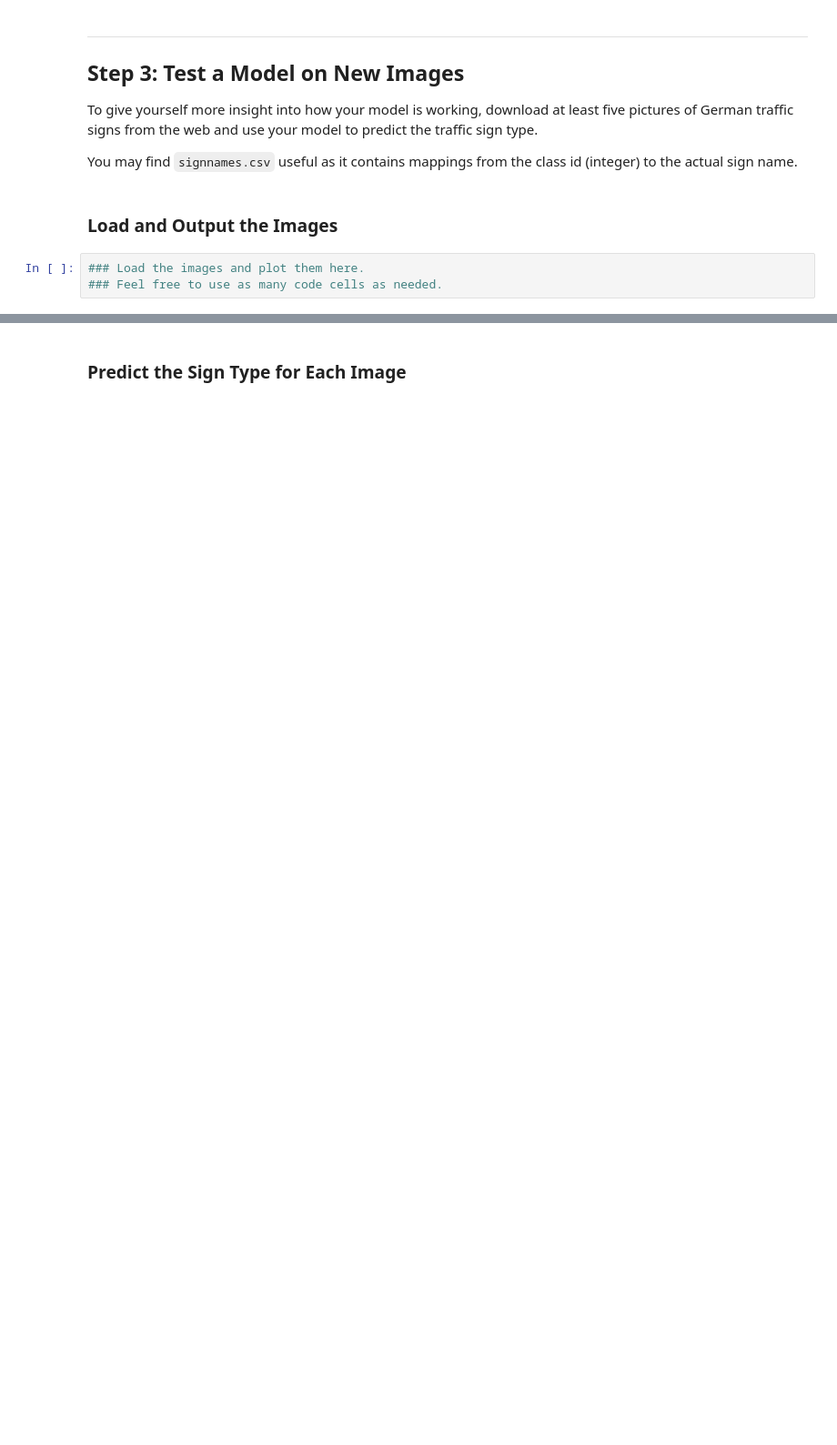
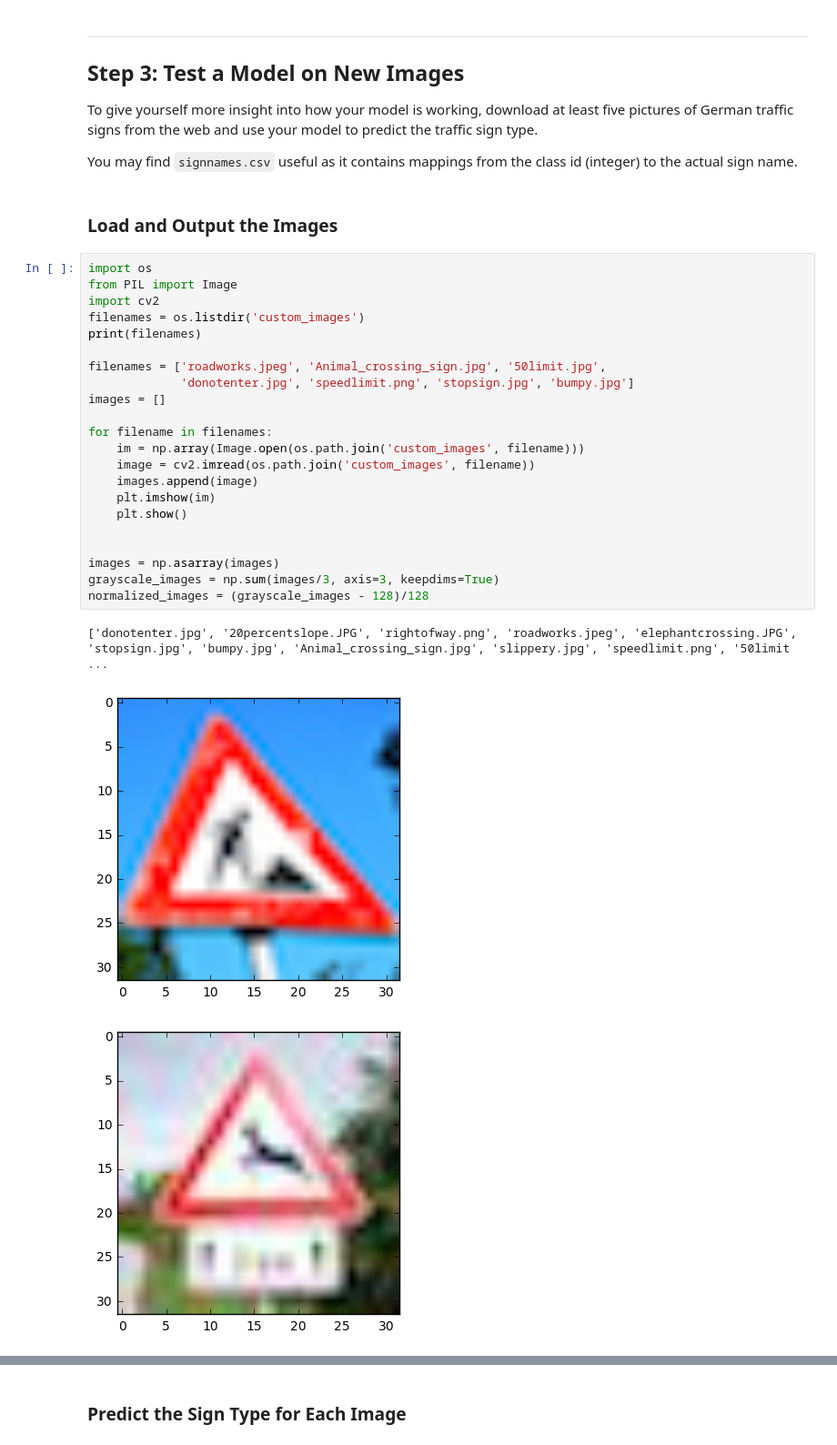
Before and after one commit to samuelbalogh/P2-traffic-sign-classifier, a Jupyter notebook: Traffic_Sign_Classifier.ipynb, the cells around one changed output, grey strips where cells are left out. Shown at 91% size. Drawn from its saved outputs; the diff is of its cells as text; blank space fills up the shorter version.

```diff
--- a/Traffic_Sign_Classifier.ipynb
+++ b/Traffic_Sign_Classifier.ipynb
@@ -148,6 +325,29 @@ To give yourself more insight into how your model is working, download at least
 You may find `signnames.csv` useful as it contains mappings from the class id (integer) to the actual sign name.
 # %% [markdown]
 ### Load and Output the Images
-# %%
-### Load the images and plot them here.
-### Feel free to use as many code cells as needed.
+# %%
+import os
+from PIL import Image
+import cv2
+filenames = os.listdir('custom_images')
+print(filenames)
+
+filenames = ['roadworks.jpeg', 'Animal_crossing_sign.jpg', '50limit.jpg',
+             'donotenter.jpg', 'speedlimit.png', 'stopsign.jpg', 'bumpy.jpg']
+images = []
+
+for filename in filenames:
+    im = np.array(Image.open(os.path.join('custom_images', filename)))
+    image = cv2.imread(os.path.join('custom_images', filename))
+    images.append(image)
+    plt.imshow(im)
+    plt.show()
+
+
+images = np.asarray(images)
+grayscale_images = np.sum(images/3, axis=3, keepdims=True)
+normalized_images = (grayscale_images - 128)/128
+# %% [output]
+['donotenter.jpg', '20percentslope.JPG', 'rightofway.png', 'roadworks.jpeg', 'elephantcrossing.JPG', 'stopsign.jpg', 'bumpy.jpg', 'Animal_crossing_sign.jpg', 'slippery.jpg', 'speedlimit.png', '50limit ...
+[figure, added]
+[figure, added]
```
Also changed, not shown: parts of 13 cells of this notebook, 4 other files.
